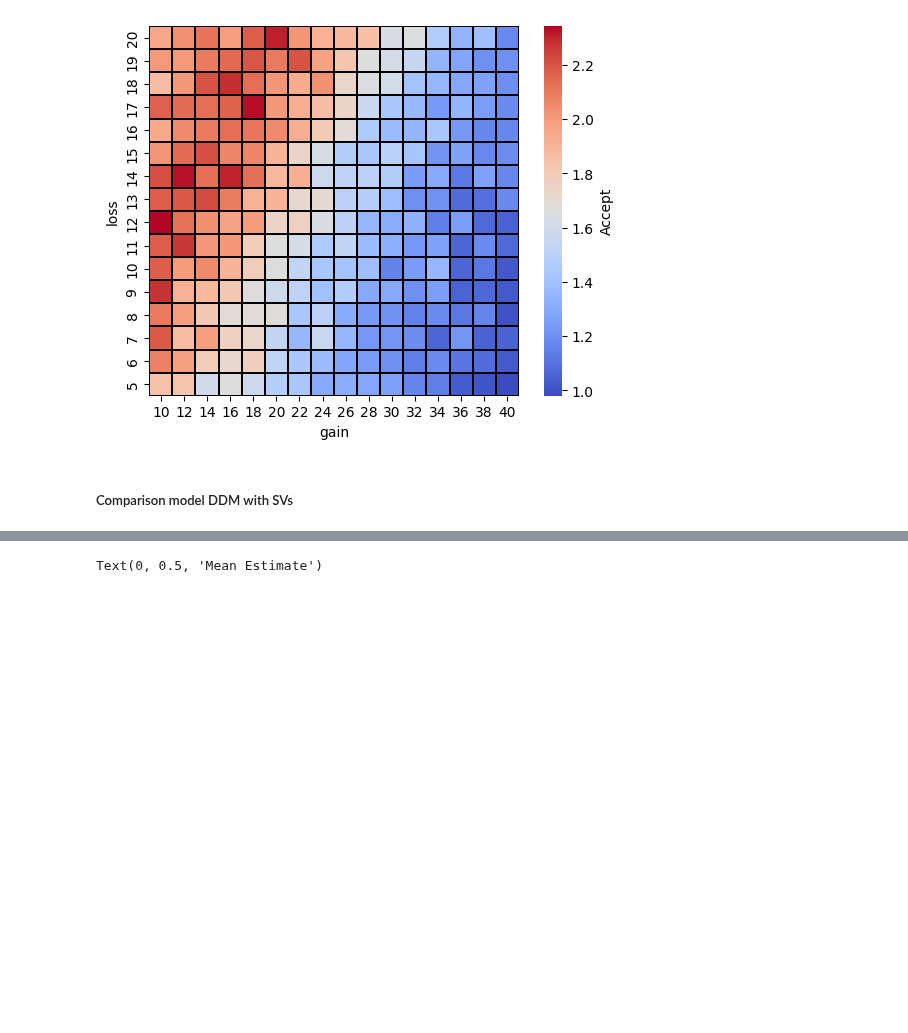
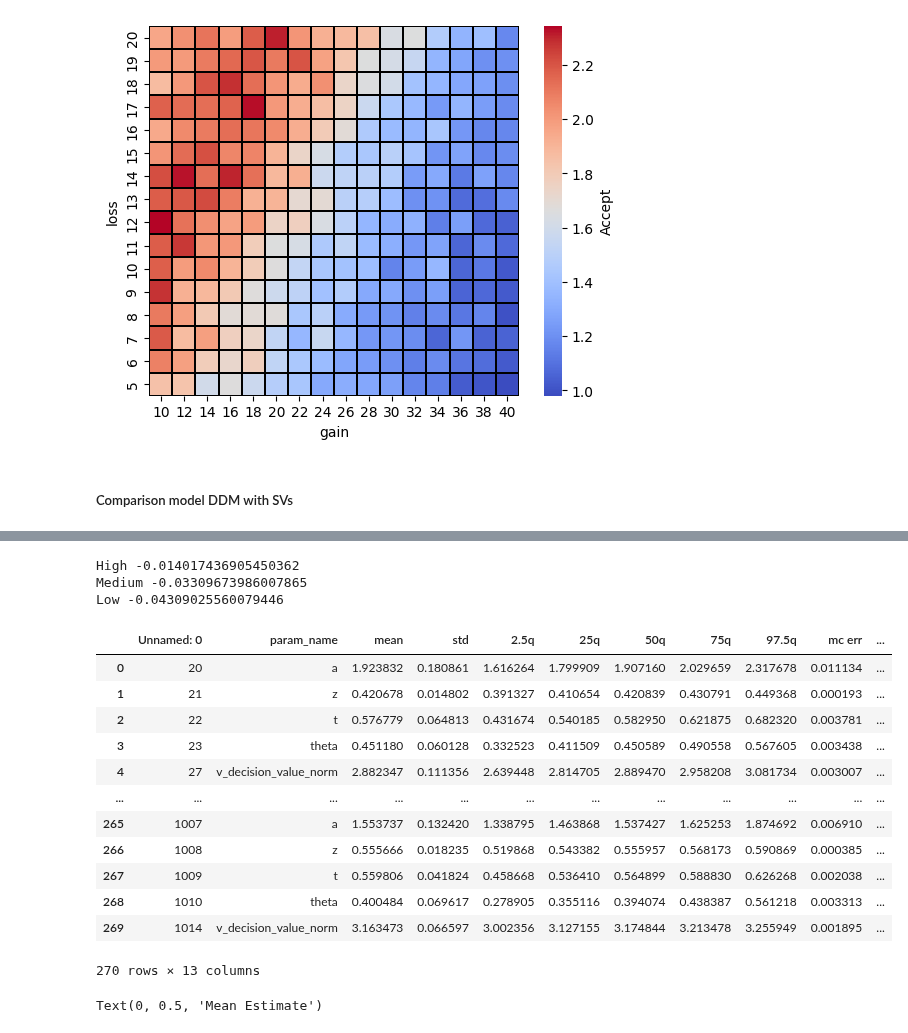
Before and after one commit to GusStgoReyes/riskyneuroarousal, a Jupyter notebook: data/2ddm.ipynb, the cells around one changed output, grey strips where cells are left out. Drawn from its saved outputs; the diff is of its cells as text; code cells hidden in the pictures; blank space fills up the shorter version.

```diff
--- a/data/2ddm.ipynb
+++ b/data/2ddm.ipynb
@@ -61,0 +97,6 @@ x = pd.read_csv('ddm_parameters.csv').query("sub != 56").reset_index(drop=True)
+# %%
+x1['param_name'] = x1['param_name'].str.replace(
+    r'^v_C\(pupil_bin\)\[(Low|Medium|High)\].*$',
+    lambda m: m.group(1).lower(),
+    regex=True
+)
@@ -62,3 +139,27 @@ x = pd.read_csv('ddm_parameters.csv').query("sub != 56").reset_index(drop=True)
+# %%
+print("High", x1.query("param_name == 'v_C(pupil_bin)[High]:dir_opposite_prev_response'")['mean'].mean())
+print("Medium", x1.query("param_name == 'v_C(pupil_bin)[Medium]:dir_opposite_prev_response'")['mean'].mean())
+print("Low", x1.query("param_name == 'v_C(pupil_bin)[Low]:dir_opposite_prev_response'")['mean'].mean())
+# %% [output]
+High -0.014017436905450362
+Medium -0.03309673986007865
+Low -0.04309025560079446
+# %%
+x1
+# %% [output]
+|  | Unnamed: 0 | param_name | mean | std | 2.5q | 25q | 50q | 75q | 97.5q | mc err | ... |
+| 0 | 20 | a | 1.923832 | 0.180861 | 1.616264 | 1.799909 | 1.907160 | 2.029659 | 2.317678 | 0.011134 | ... |
+| 1 | 21 | z | 0.420678 | 0.014802 | 0.391327 | 0.410654 | 0.420839 | 0.430791 | 0.449368 | 0.000193 | ... |
+| 2 | 22 | t | 0.576779 | 0.064813 | 0.431674 | 0.540185 | 0.582950 | 0.621875 | 0.682320 | 0.003781 | ... |
+| 3 | 23 | theta | 0.451180 | 0.060128 | 0.332523 | 0.411509 | 0.450589 | 0.490558 | 0.567605 | 0.003438 | ... |
+| 4 | 27 | v_decision_value_norm | 2.882347 | 0.111356 | 2.639448 | 2.814705 | 2.889470 | 2.958208 | 3.081734 | 0.003007 | ... |
+| ... | ... | ... | ... | ... | ... | ... | ... | ... | ... | ... | ... |
+| 265 | 1007 | a | 1.553737 | 0.132420 | 1.338795 | 1.463868 | 1.537427 | 1.625253 | 1.874692 | 0.006910 | ... |
+| 266 | 1008 | z | 0.555666 | 0.018235 | 0.519868 | 0.543382 | 0.555957 | 0.568173 | 0.590869 | 0.000385 | ... |
+| 267 | 1009 | t | 0.559806 | 0.041824 | 0.458668 | 0.536410 | 0.564899 | 0.588830 | 0.626268 | 0.002038 | ... |
+| 268 | 1010 | theta | 0.400484 | 0.069617 | 0.278905 | 0.355116 | 0.394074 | 0.438387 | 0.561218 | 0.003313 | ... |
+| 269 | 1014 | v_decision_value_norm | 3.163473 | 0.066597 | 3.002356 | 3.127155 | 3.174844 | 3.213478 | 3.255949 | 0.001895 | ... |
+270 rows × 13 columns
 # %%
 import matplotlib.pyplot as plt
 from scipy.stats import false_discovery_control
```
Also changed, not shown: parts of 15 cells of this notebook, 2 other files.
